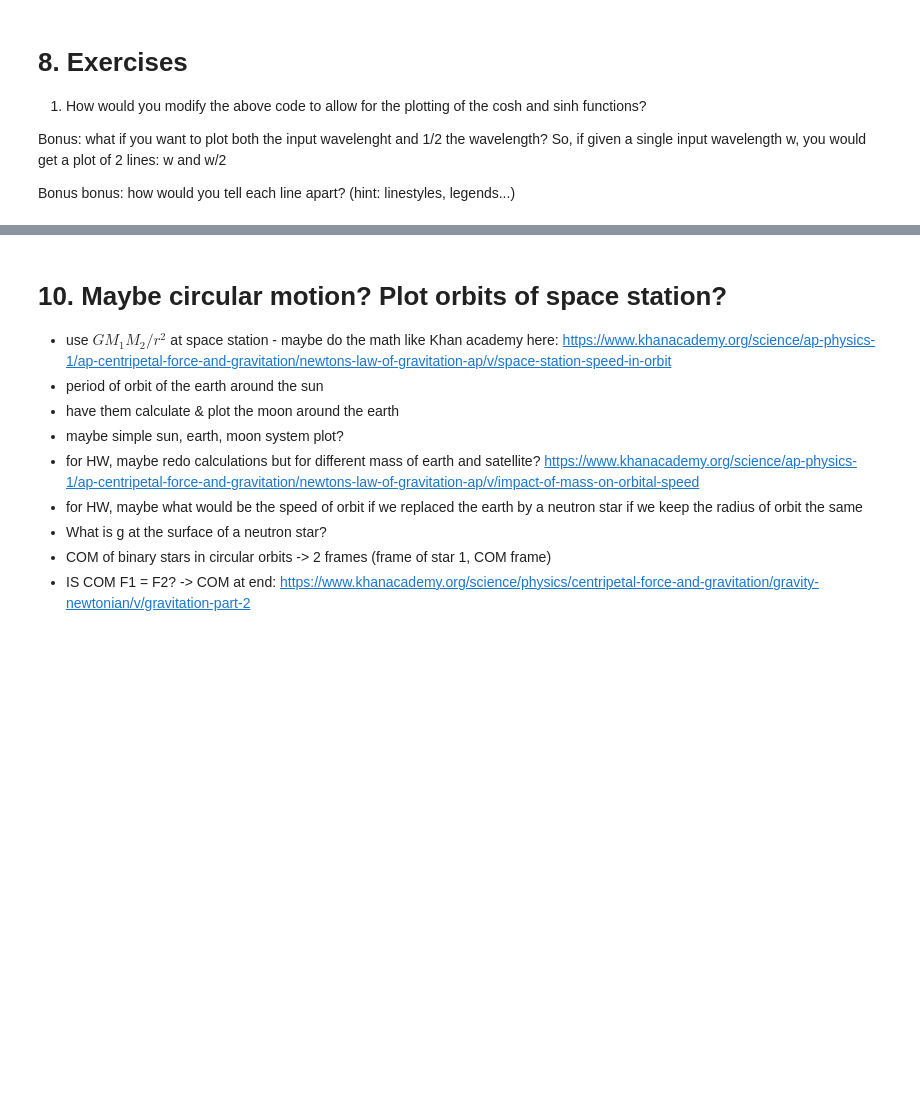
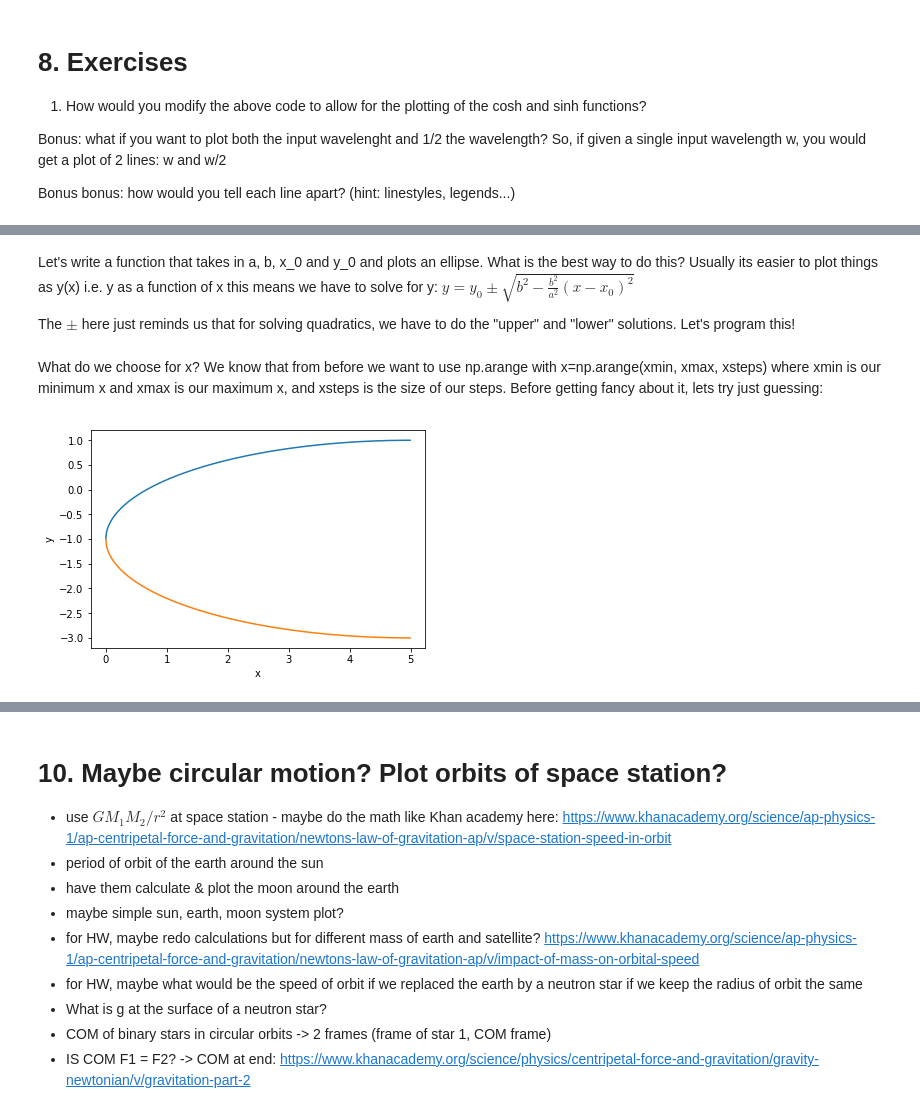
Before and after one commit to jnaiman/csci-p-14110, a Jupyter notebook: lesson01/_introToPython_notes_lesson01.ipynb, the cells around one changed output, grey strips where cells are left out. Drawn from its saved outputs; the diff is of its cells as text; code cells hidden in the pictures; blank space fills up the shorter version.

Commit message:
plotting ellipses

```diff
--- a/lesson01/_introToPython_notes_lesson01.ipynb
+++ b/lesson01/_introToPython_notes_lesson01.ipynb
@@ -858,0 +869,43 @@ Bonus bonus: how would you tell each line apart? (hint: linestyles, legends...)
+# %% [markdown]
+Let's write a function that takes in a, b, x_0 and y_0 and plots an ellipse.
+What is the best way to do this?  Usually its easier to plot things as y(x) i.e. y as a function of x this means we have to solve for y:
+$y = y_0 \pm \sqrt{ b^2 - \frac{b^2}{a^2} (x - x_0)^2 }$
+
+The $\pm$ here just reminds us that for solving quadratics, we have to do the "upper" and "lower" solutions.  Let's program this!
+# %%
+def myEllipseFunctionUpper(a, b, x0, y0, x):
+    y = y0 + ( b**2 - b**2/a**2*(x-x0)**2 )**0.5
+    return y
+
+def myEllipseFunctionLower(a, b, x0, y0, x):
+    y = y0 - ( b**2 - b**2/a**2*(x-x0)**2 )**0.5
+    return y
+# %%
+# lets choose some parameters:
+a = 5
+b = 2
+x0 = 5
+y0 = -1
+# %% [markdown]
+What do we choose for x?  We know that from before we want to use np.arange with x=np.arange(xmin, xmax, xsteps) where xmin is our minimum x and xmax is our maximum x, and xsteps is the size of our steps.  Before getting fancy about it, lets try just guessing:
+# %%
+x = np.arange(-1, 5, 0.01)
+# %%
+# let's try plotting!
+# (1)
+y_upper = myEllipseFunctionUpper(a, b, x0, y0, x)
+
+plt.plot(x, y_upper)
+
+# (2) now let's add the lower part
+y_lower = myEllipseFunctionLower(a, b, x0, y0, x)
+plt.plot(x, y_lower)
+
+# (3) lets also label what is what
+plt.xlabel('x')
+plt.ylabel('y')
+
+# (4) lets also have it not plot out anything when it plots:
+plt.show()
+# %% [output]
+[figure, added]
```
Also changed, not shown: parts of 14 cells of this notebook, 5 other files.
